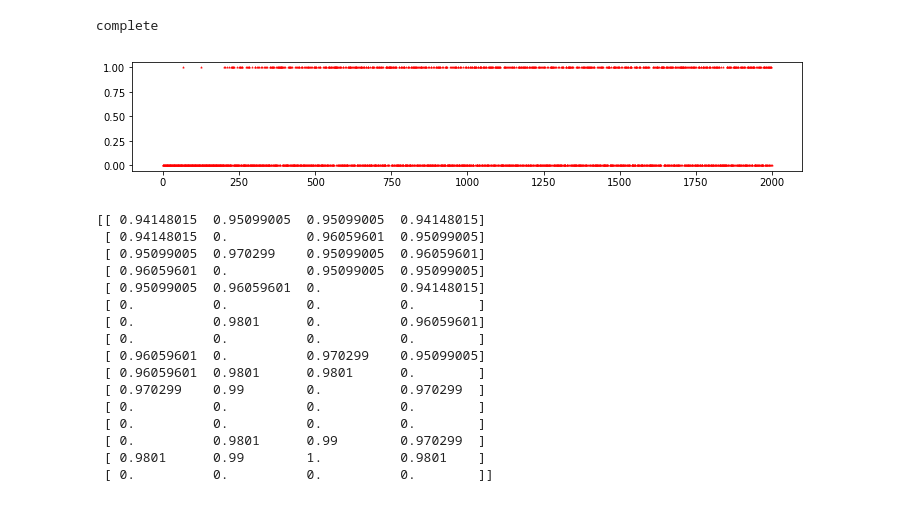
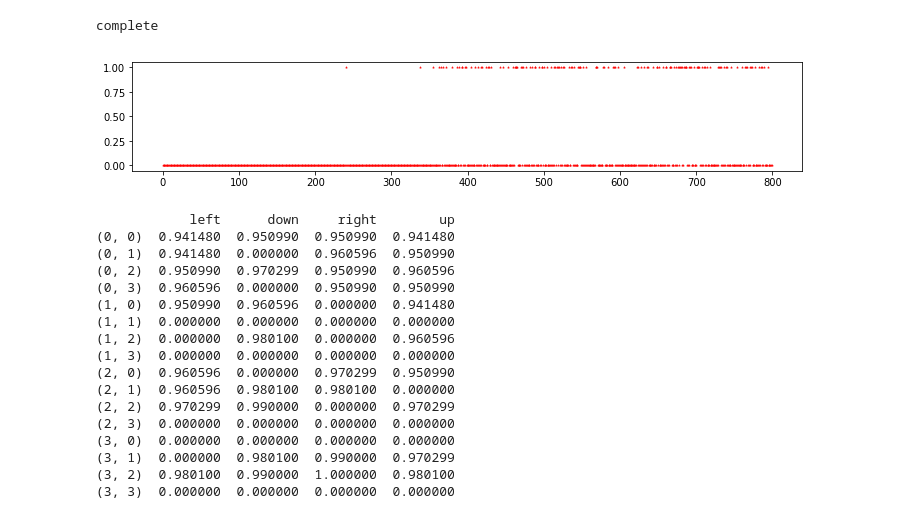
Before and after one commit to frhyme/frhyme.github.io, a Jupyter notebook: _posts/personal_ipynb/180625-reinforcement learning.ipynb, the cells around one changed output. Drawn from its saved outputs; the diff is of its cells as text; code cells hidden in the pictures.

Commit message:
reinforcement

```diff
--- a/_posts/personal_ipynb/180625-reinforcement learning.ipynb
+++ b/_posts/personal_ipynb/180625-reinforcement learning.ipynb
@@ -67,21 +64,19 @@ done, reward: 1.0
 - 아무튼, 그러므로, dummy Q-learning algorithm에서는 t+1 state의 reward의 max값을 t state의 reward의 max 값으로 정합니다.
     - 미래의 리워드를 현재의 리워드로 가져온다는 말이 이상하지만, 이걸 정리하면, "이번 게임에서 t+1 스텝
 """
-def rargmax_new(vector):
-    """
-    max가 여러 개 있을 경우, 그중에서 random 하게 고름
-    """
-    m = vector.max()
-    indices = [i for i, v in enumerate(vector==m) if v==True]
-    return np.random.choice(indices)
-# how to is slippely false
 env = gym.make("FrozenLakeNotSlippery-v1")
 observation = env.reset()
 
+"""
+- Q는 개별 observation(현재 말의 위치)와 해당 obs에서 취할 수 있는 action별로 이득이 표현된 테이블입니다.
+- 뒤쪽에서 다시 설명되겠지만, 게임이 종료되었을 때 얻을 수 있는 reward가 앞으로 전달되어, 각 값을 업데이트해줍니다.
+"""
 Q = np.zeros([env.observation_space.n, env.action_space.n])
-num_episodes = 2000 # 일종의 epoch, 혹은 라이프.
+
+num_episodes = 800 # 일종의 epoch, 혹은 라이프.
 decay_rate = 0.99
 # reward는 전달 과정에서 누가 계속 까먹기 때문에, decay rate가 발생함.
+# 사실 맨 끝에서 얻은 Reward가 앞가지 전달되는데 아무런 변화가 없어야 한다는 것도, 직관적으로 이상하지 않나요?
 # 또한, 이렇게 모델링 해야, 짧은 path를 거쳐 지나온 놈의 경우에 step에서 높은 Q(partial reward)를 가짐
 
 rlist = []
@@ -90,56 +85,60 @@ for i in range(0, num_episodes):
     e = 1. / ((i//100)+1)
     """
     goal에 이르는 답이 여러가지일 수 있는데, 어느 정도의 랜덤성을 통해서 탐험을 하지 않을 경우, 초기의 답만을 가지게 됨.
-    사실 미로의 경우는 탐험을 통해 더 짧은 길을 찾을 수도 있음.
+    사실 미로의 경우는 탐험을 통해 더 짧은 길을 찾을 수도 있습니다.
+    따라서, 여기서는 이미, 최적의 path를 찾았다고 해도 다시 더 좋은 path를 찾을 수 있도록 exploration을 보장합니다.
     """
     #env.render()
     rAll = 0 # 한 episode 별로 얻을 수 있는 reward의 총합
     done = False # hole에 빠지거나, Goal에 도달하면 True
     while not done:
-        # 탐험을 통해 더 좋은 길을 확보
-        if np.random.randn(1) < e:
+        if np.random.randn(1) < e: # 탐험을 통해 더 좋은 길을 확보
             # np.random.randn 은 norm(0, 1)
             # 즉, 에피소드가 반복되어 e가 감소되어도, 대략 0.5 정도의 확률로 탐험을 하는 것이 가능해야 함.
             action = env.action_space.sample()
         else:
             action = np.argmax(Q[state, :])
         new_state, reward, done, _ = env.step(action)
+        # 다음 단계로 가서 리워드를 얻는 다면, 이전단계까지 잘 온 것이므로 이전 단계에도 리워드를 준다.
         Q[state, action] = reward + decay_rate*np.max(Q[new_state, :])
         rAll+=reward
         state = new_state # state update
     rlist.append(rAll)
 print('complete')
 
 """
 - 처음에는 잘 못 맞추다가, 한 두번 맞추기 시작하면서 부터는 슥슥 매우 잘 맞춤
 - 그냥 random으로 시행할 경우에는, 1.3%의 확률로 reward 획득
 """
 plt.figure(figsize=(12, 2))
 plt.scatter(range(0, len(rlist)), rlist, marker='^', s=1, color='red')
+plt.savefig('../../assets/images/markdown_img/180625_reinforcement_base.svg')
 plt.show()
 
 """
 0: left, 1: down, 2: right, 3: up
 """
-print(Q)
-
-#pd.DataFrame(Q, index = [(i//4, i%4) for i in range(0, Q.shape[0])], columns=['left', 'down', 'right', 'up'])
+#print(Q)
+Q_df = pd.DataFrame(Q, index = [(i//4, i%4) for i in range(0, Q.shape[0])],
+                    columns=['left', 'down', 'right', 'up'])
+print(Q_df)
 # %% [output]
 complete
-[figure, old version]
+[figure, new version]
-[[ 0.94148015  0.95099005  0.95099005  0.94148015]
- [ 0.94148015  0.          0.96059601  0.95099005]
- [ 0.95099005  0.970299    0.95099005  0.96059601]
- [ 0.96059601  0.          0.95099005  0.95099005]
- [ 0.95099005  0.96059601  0.          0.94148015]
- [ 0.          0.          0.          0.        ]
- [ 0.          0.9801      0.          0.96059601]
- [ 0.          0.          0.          0.        ]
- [ 0.96059601  0.          0.970299    0.95099005]
- [ 0.96059601  0.9801      0.9801      0.        ]
- [ 0.970299    0.99        0.          0.970299  ]
- [ 0.          0.          0.          0.        ]
- [ 0.          0.          0.          0.        ]
- [ 0.          0.9801      0.99        0.970299  ]
- [ 0.9801      0.99        1.          0.9801    ]
- [ 0.          0.          0.          0.        ]]
+            left      down     right        up
+(0, 0)  0.941480  0.950990  0.950990  0.941480
+(0, 1)  0.941480  0.000000  0.960596  0.950990
+(0, 2)  0.950990  0.970299  0.950990  0.960596
+(0, 3)  0.960596  0.000000  0.950990  0.950990
+(1, 0)  0.950990  0.960596  0.000000  0.941480
+(1, 1)  0.000000  0.000000  0.000000  0.000000
+(1, 2)  0.000000  0.980100  0.000000  0.960596
+(1, 3)  0.000000  0.000000  0.000000  0.000000
+(2, 0)  0.960596  0.000000  0.970299  0.950990
+(2, 1)  0.960596  0.980100  0.980100  0.000000
+(2, 2)  0.970299  0.990000  0.000000  0.970299
+(2, 3)  0.000000  0.000000  0.000000  0.000000
+(3, 0)  0.000000  0.000000  0.000000  0.000000
+(3, 1)  0.000000  0.980100  0.990000  0.970299
+(3, 2)  0.980100  0.990000  1.000000  0.980100
+(3, 3)  0.000000  0.000000  0.000000  0.000000
```
Also changed, not shown: parts of 7 cells of this notebook, 5 other files.
